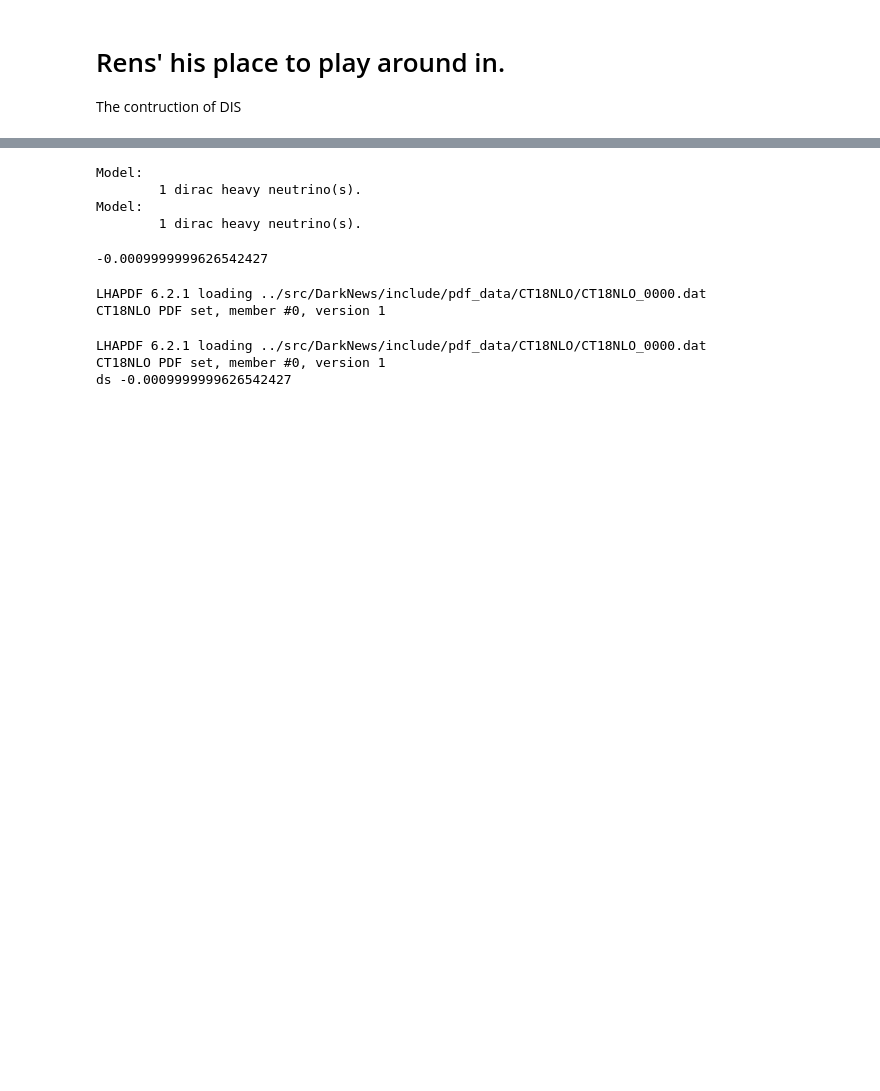
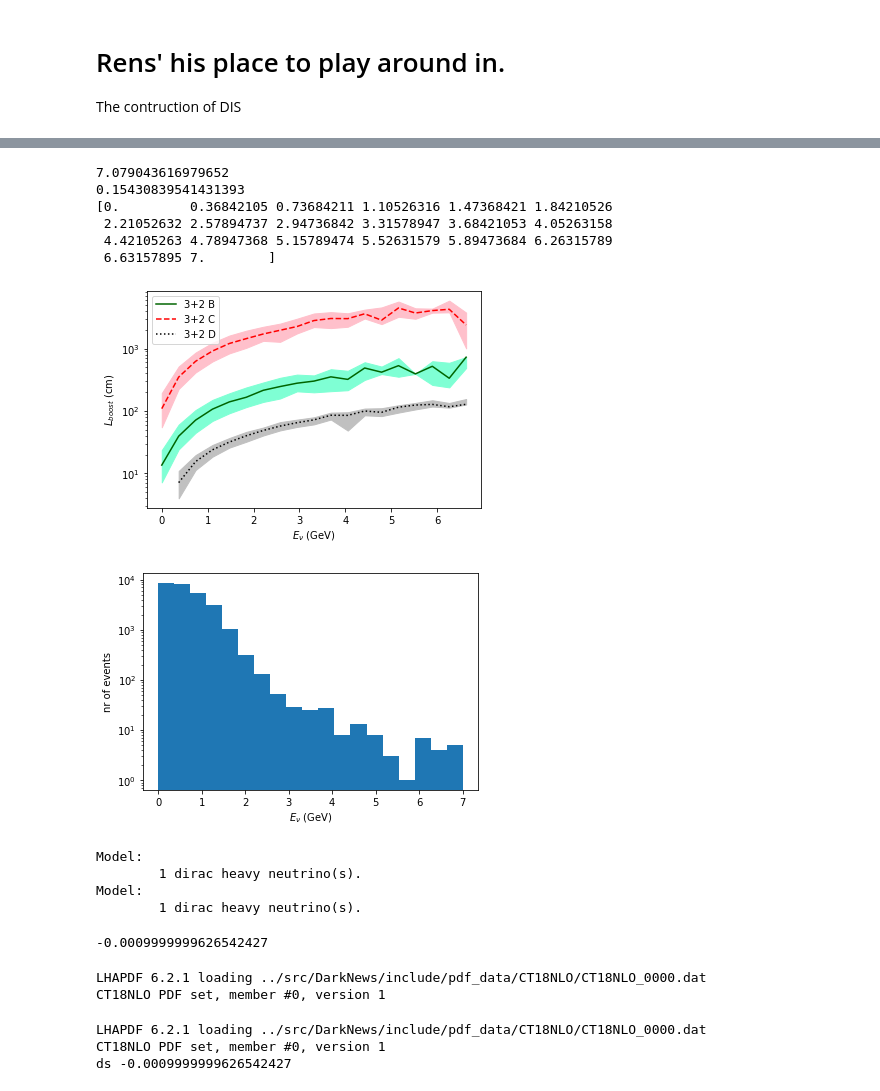
Before and after one commit to mhostert/DarkNews-generator, a Jupyter notebook: examples/__TEST_Rens_DIS.ipynb, the cells around one changed output, grey strips where cells are left out. Saved outputs shown, nothing was run; the diff lists cells and outputs as text; code cells hidden in the pictures; blank space fills up the shorter version.

```diff
--- a/examples/__TEST_Rens_DIS.ipynb
+++ b/examples/__TEST_Rens_DIS.ipynb
@@ -124,3 +88,58 @@ plt.show()
+# %%
+def quant16(arg):
+    return(np.quantile(arg,0.16))
+def quant84(arg):
+    return(np.quantile(arg,0.84))
+
+print(np.max(E_NU_B))
+print(np.min(E_NU_B))
+erange = np.linspace(0,7,20)
+print(erange)
+E_plot = erange[:-1]
+
+decay_hist_B = sc.binned_statistic(E_NU_B, l_decay_lab_cm_B,statistic = 'median', bins =erange)[0]
+decay_Q16_B = sc.binned_statistic(E_NU_B, l_decay_lab_cm_B,statistic = lambda l_decay_lab_cm_B : quant16( l_decay_lab_cm_B), bins =erange)[0]
+decay_Q84_B = sc.binned_statistic(E_NU_B, l_decay_lab_cm_B,statistic = lambda l_decay_lab_cm_B : quant84( l_decay_lab_cm_B), bins =erange)[0]
+
+decay_hist_C = sc.binned_statistic(E_NU_C, l_decay_lab_cm_C,statistic = 'median', bins =erange)[0]
+decay_Q16_C = sc.binned_statistic(E_NU_C, l_decay_lab_cm_C,statistic = lambda l_decay_lab_cm_C : quant16( l_decay_lab_cm_C), bins =erange)[0]
+decay_Q84_C = sc.binned_statistic(E_NU_C, l_decay_lab_cm_C,statistic = lambda l_decay_lab_cm_C : quant84( l_decay_lab_cm_C), bins =erange)[0]
+
+decay_hist_D = sc.binned_statistic(E_NU_D, l_decay_lab_cm_D,statistic = 'median', bins =erange)[0]
+decay_Q16_D = sc.binned_statistic(E_NU_D, l_decay_lab_cm_D,statistic = lambda l_decay_lab_cm_D : quant16( l_decay_lab_cm_D), bins =erange)[0]
+decay_Q84_D = sc.binned_statistic(E_NU_D, l_decay_lab_cm_D,statistic = lambda l_decay_lab_cm_D : quant84( l_decay_lab_cm_D), bins =erange)[0]
+
+
+nr_hist = np.histogram(E_NU_B,  bins =erange)[0]
+plt.fill_between(E_plot,decay_Q84_B,decay_Q16_B,color='aquamarine')
+plt.plot(E_plot,decay_hist_B,color='darkgreen',label='3+2 B')
+plt.fill_between(E_plot,decay_Q84_C,decay_Q16_C,color='pink')
+plt.plot(E_plot,decay_hist_C,color='red',ls='dashed',label='3+2 C')
+plt.fill_between(E_plot,decay_Q84_D,decay_Q16_D,color='silver')
+plt.plot(E_plot,decay_hist_D,color='black',ls='dotted',label='3+2 D')
+plt.xlabel(r"$E_{\nu}$ (GeV)" )
+plt.ylabel(r"$L_{boost}$ (cm)" )
+plt.yscale('log')
+plt.legend()
+plt.savefig('/home/rverkade/Km3Net_figs/boost_decay.pdf', dpi=800)
+plt.show()
+plt.hist(E_NU_B,erange)
+#plt.hist(E_NU_C,erange, color='red')
+#plt.hist(E_NU_D,erange, color='k')
+plt.xlabel(r"$E_{\nu}$ (GeV)" )
+plt.ylabel(r"nr of events" )
+plt.yscale('log')
+plt.savefig('/home/rverkade/Km3Net_figs/E_hist.pdf', dpi=800)
+plt.show()
+# %% [output]
+7.079043616979652
+0.15430839541431393
+[0.         0.36842105 0.73684211 1.10526316 1.47368421 1.84210526
+ 2.21052632 2.57894737 2.94736842 3.31578947 3.68421053 4.05263158
+ 4.42105263 4.78947368 5.15789474 5.52631579 5.89473684 6.26315789
+ 6.63157895 7.        ]
+[figure, added]
+[figure, added]
 # %%
 # targets
 proton = dn.detector.NuclearTarget("H1")
```
Also changed, not shown: parts of 6 cells of this notebook.
